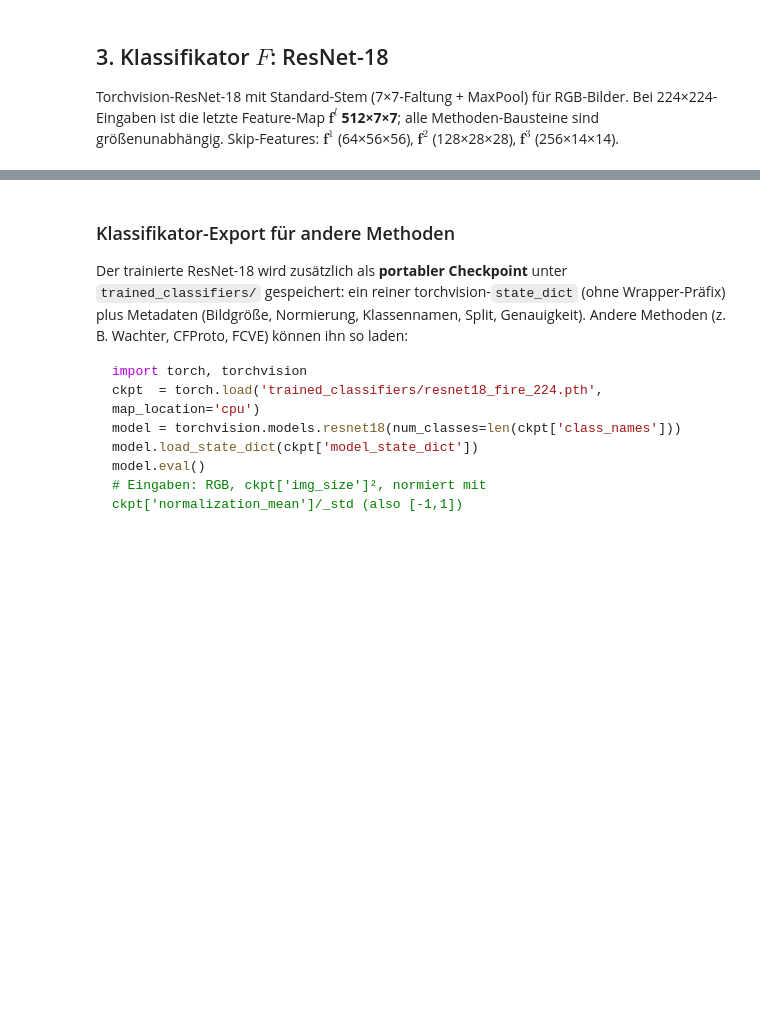
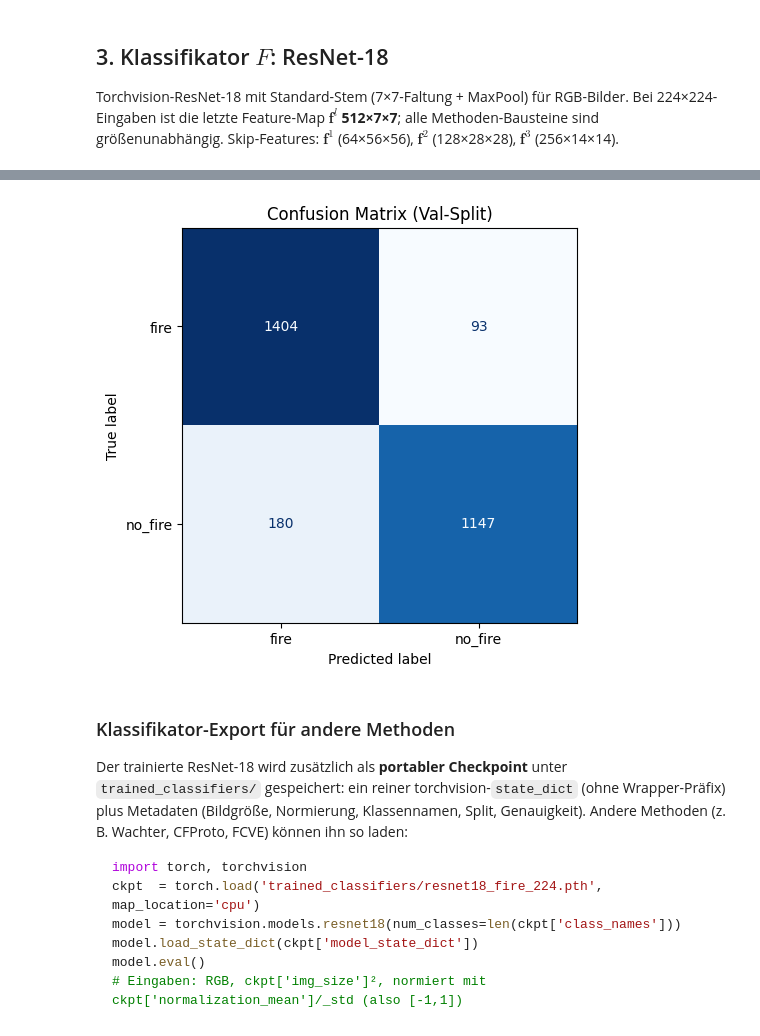
Before and after one commit to uulex/Explaining_Image_Classification, a Jupyter notebook: Fire _Detection/Fire_Finale_Version/Train_ResNet18_Fire.ipynb, the cells around one changed output, grey strips where cells are left out. Saved outputs shown, nothing was run; the diff lists cells and outputs as text; code cells hidden in the pictures; blank space fills up the shorter version.

```diff
--- a/Fire _Detection/Fire_Finale_Version/Train_ResNet18_Fire.ipynb
+++ b/Fire _Detection/Fire_Finale_Version/Train_ResNet18_Fire.ipynb
@@ -233,3 +278,28 @@ b_fc = clf.base.fc.bias.detach()     # b  (2)
+# %%
+from sklearn.metrics import confusion_matrix, ConfusionMatrixDisplay
+
+clf.eval()
+all_preds, all_labels = [], []
+with torch.no_grad():
+    for x, y in pair_test_loader:
+        x = x.to(device)
+        preds = clf(x).argmax(1).cpu()
+        all_preds.append(preds)
+        all_labels.append(y)
+all_preds = torch.cat(all_preds).numpy()
+all_labels = torch.cat(all_labels).numpy()
+
+cm = confusion_matrix(all_labels, all_preds)
+disp = ConfusionMatrixDisplay(cm, display_labels=[CFG['class_names'][0], CFG['class_names'][1]])
+
+fig, ax = plt.subplots(figsize=(5, 5))
+disp.plot(ax=ax, cmap='Blues', colorbar=False, values_format='d')
+ax.set_title('Confusion Matrix (Val-Split)')
+plt.tight_layout()
+plt.savefig('confusion_matrix_fire.png', dpi=150, bbox_inches='tight')
+plt.show()
+# %% [output]
+[figure, added]
 # %% [markdown]
 ### Klassifikator-Export für andere Methoden
 
```
Also changed, not shown: parts of 7 cells of this notebook, 1 other file.
